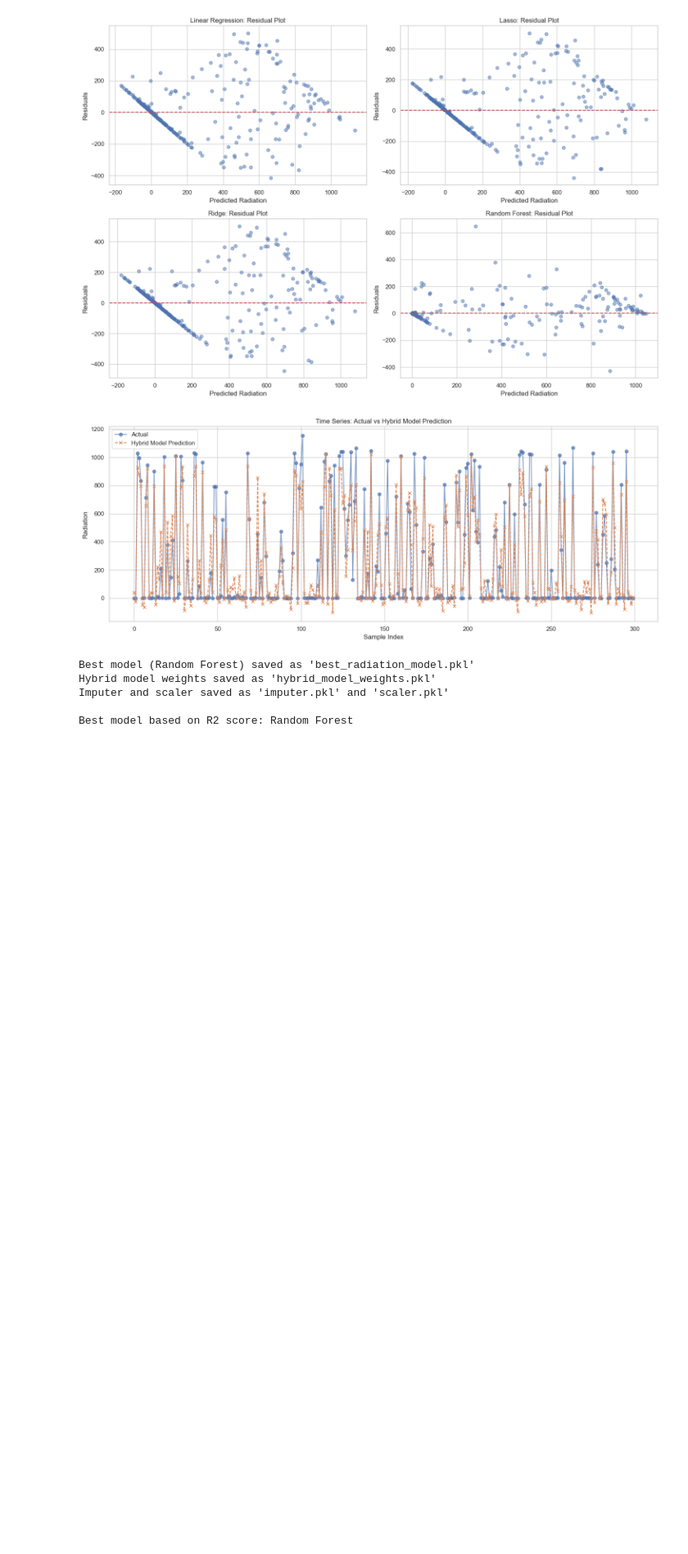
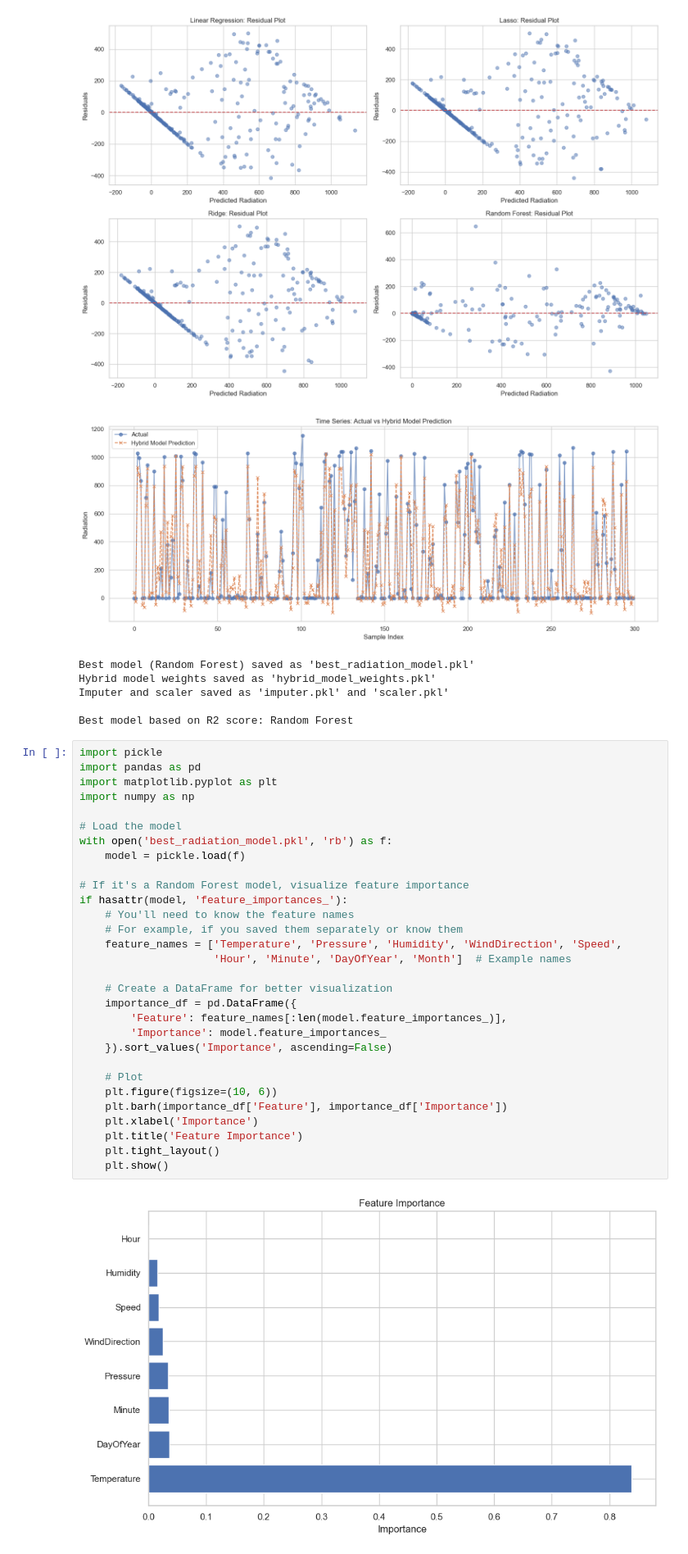
Before and after one commit to rkb3004/radiation-prediction, a Jupyter notebook: Radiation_Prediction_Hybrid.ipynb, the cells around one changed output. Shown at 82% size. Drawn from its saved outputs; the diff is of its cells as text; blank space fills up the shorter version.

```diff
--- a/Radiation_Prediction_Hybrid.ipynb
+++ b/Radiation_Prediction_Hybrid.ipynb
@@ -444,3 +462,35 @@ Hybrid model weights saved as 'hybrid_model_weights.pkl'
 Imputer and scaler saved as 'imputer.pkl' and 'scaler.pkl'
 
 Best model based on R2 score: Random Forest
+# %%
+import pickle
+import pandas as pd
+import matplotlib.pyplot as plt
+import numpy as np
+
+# Load the model
+with open('best_radiation_model.pkl', 'rb') as f:
+    model = pickle.load(f)
+
+# If it's a Random Forest model, visualize feature importance
+if hasattr(model, 'feature_importances_'):
+    # You'll need to know the feature names
+    # For example, if you saved them separately or know them
+    feature_names = ['Temperature', 'Pressure', 'Humidity', 'WindDirection', 'Speed',
+                     'Hour', 'Minute', 'DayOfYear', 'Month']  # Example names
+
+    # Create a DataFrame for better visualization
+    importance_df = pd.DataFrame({
+        'Feature': feature_names[:len(model.feature_importances_)],
+        'Importance': model.feature_importances_
+    }).sort_values('Importance', ascending=False)
+
+    # Plot
+    plt.figure(figsize=(10, 6))
+    plt.barh(importance_df['Feature'], importance_df['Importance'])
+    plt.xlabel('Importance')
+    plt.title('Feature Importance')
+    plt.tight_layout()
+    plt.show()
+# %% [output]
+[figure, added]
```
Also changed, not shown: parts of 3 cells of this notebook.
